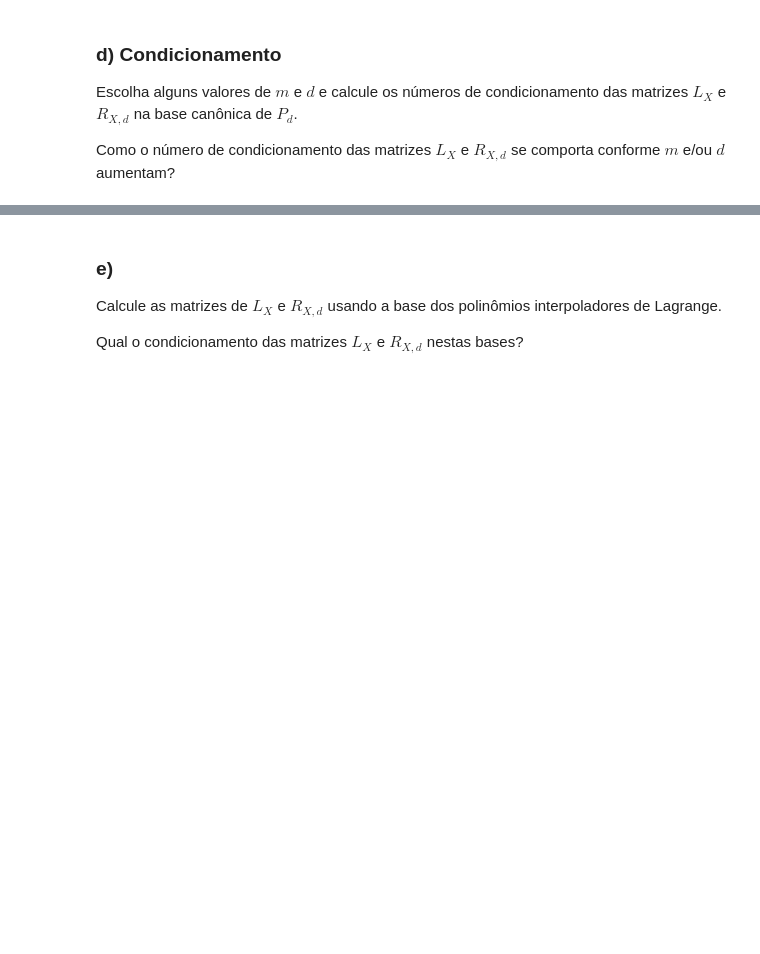
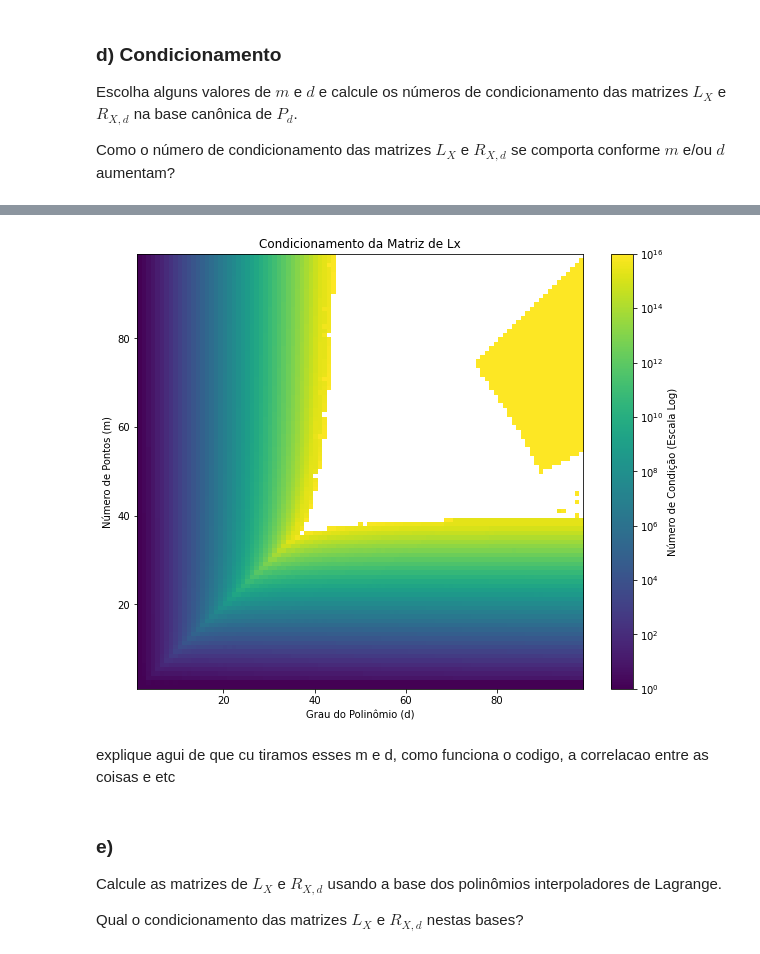
Before and after one commit to aliicerabello/fgv-aln-projeto3, a Jupyter notebook: projeto.ipynb, the cells around one changed output, grey strips where cells are left out. Cells and saved outputs as stored; diff of their text form; code cells hidden in the pictures; blank space fills up the shorter version.

```diff
--- a/projeto.ipynb
+++ b/projeto.ipynb
@@ -358,5 +391,59 @@ Assim, vamos encontrar computacionalmente a fatoração SVD das matrizes $V$ = $
 # %%
-#programar a svd da A e A+ (primeiro calcular a V⁺ de forma otima) e dar o condicionamento em cada caso
+import numpy as np
+import matplotlib.pyplot as plt
+
+valores_m = list(range(1, 100))
+valores_d = list(range(1, 100))
+grade_conds = np.zeros((len(valores_m), len(valores_d)))
+
+for idx_m, m in enumerate(valores_m):
+    for idx_d, d in enumerate(valores_d):
+
+        X = np.linspace(-1, 1, m)
+        V = np.vander(X, d)
+
+        # try/except pro código não quebrar no início
+        try:
+            _, sigma_lx, _ = np.linalg.svd(V)
+
+            # evita divisão por zero se o mínimo for muito próximo de zero
+            if sigma_lx[-1] > 1e-15:
+                cond = sigma_lx[0] / sigma_lx[-1]
+            else:
+                cond = np.inf
+        except np.linalg.LinAlgError:
+            cond = np.inf
+
+        grade_conds[idx_m, idx_d] = cond
+
+
+
+
+plt.figure(figsize=(10, 8))
+
+# Usamos LogNorm porque o número de condição cresce muito rápido
+import matplotlib.colors as colors
+
+im = plt.imshow(
+    grade_conds,
+    extent=[valores_d[0], valores_d[-1], valores_m[-1], valores_m[0]],
+    cmap="viridis",
+    norm=colors.LogNorm(vmin=1, vmax=1e16),
+    aspect="auto",
+)
+
+# Configurações dos eixos e títulos
+plt.colorbar(im, label="Número de Condição (Escala Log)")
+plt.gca().invert_yaxis()  # Corrige a orientação do eixo M para crescer de baixo para cima
+plt.xlabel("Grau do Polinômio (d)")
+plt.ylabel("Número de Pontos (m)")
+plt.title("Condicionamento da Matriz de Lx")
+
+plt.show()
+# %% [output]
+[figure, added]
+# %% [markdown]
+explique agui de que cu tiramos esses m e d, como funciona o codigo, a correlacao entre as coisas e etc
 # %% [markdown]
 
 
```
Also changed, not shown: parts of 6 cells of this notebook, 1 other file.
